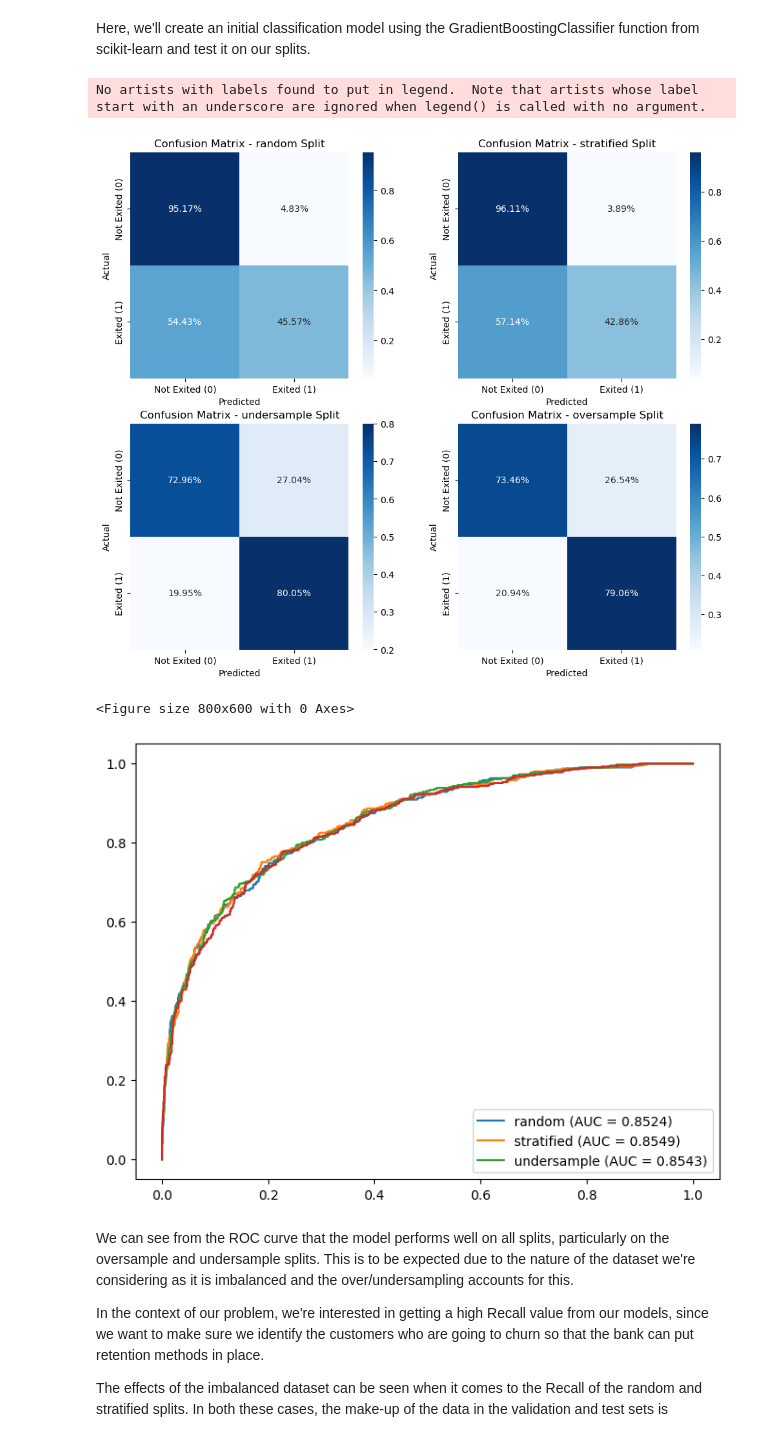
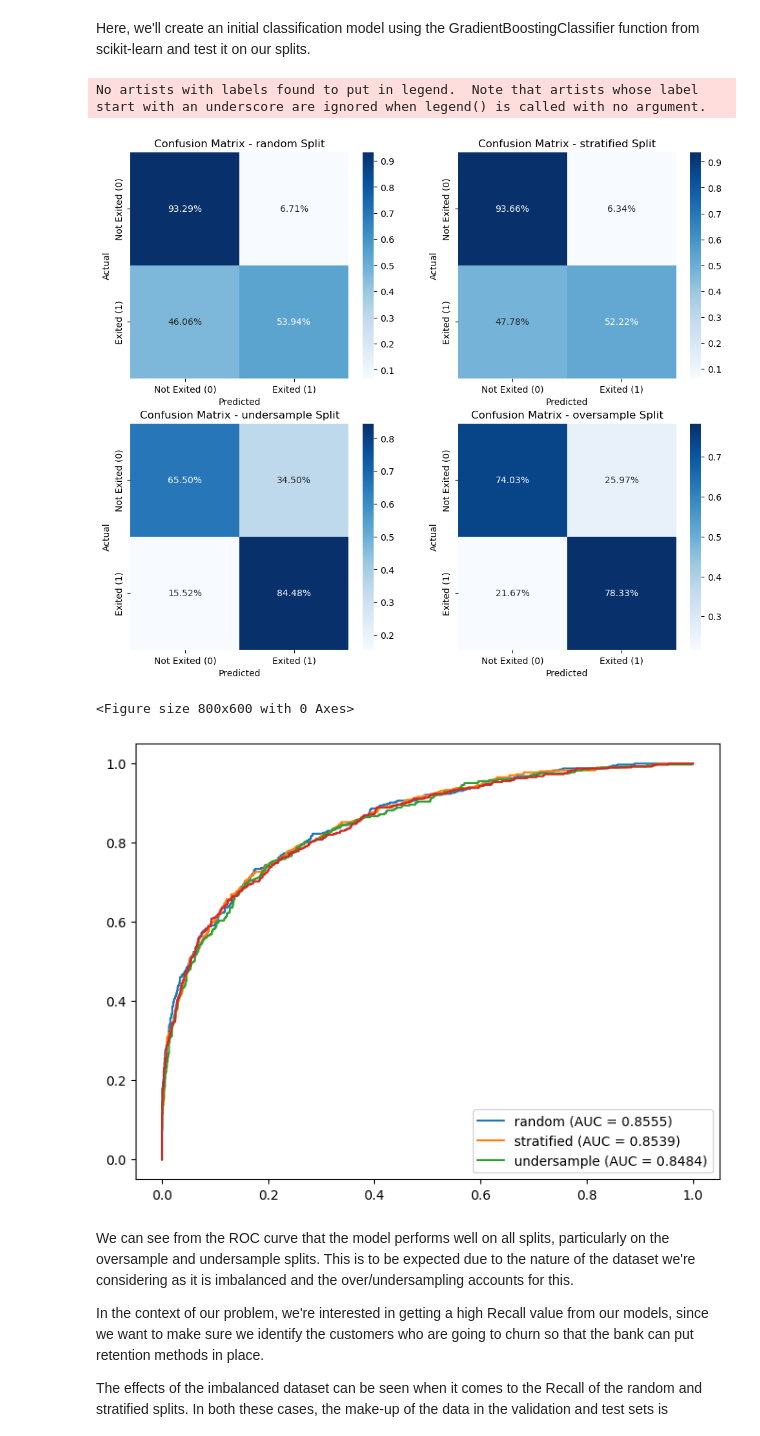
Before and after one commit to djjjones6/Group_Assessment_1, a Jupyter notebook: DaveJ/Gradient Boosting.ipynb, the cells around one changed output. Drawn from its saved outputs; the diff is of its cells as text; code cells hidden in the pictures.

```diff
--- a/DaveJ/Gradient Boosting.ipynb
+++ b/DaveJ/Gradient Boosting.ipynb
@@ -50,12 +50,12 @@ Here, we'll create an initial classification model using the GradientBoostingCla
 # %%
 #We now need to create our Gradient Boosting Classification model
 
-gb_model = GradientBoostingClassifier(n_estimators=100, learning_rate=0.1, max_features=2, max_depth=2, random_state=0)
+model = GradientBoostingClassifier(random_state=0)
 
 #Create somewhere to store the performance metrics
 performance ={}
 
-def evaluating_performance_diff_splits(model=gb_model,split_data=split_data,performance_matrix=performance):
+def evaluating_performance_diff_splits(model=model,split_data=split_data,performance_matrix=performance):
 
     #Creating 2x2 grid for confusion matrices
     fig, axes = plt.subplots(2, 2, figsize=(12, 10))
@@ -71,14 +71,14 @@ def evaluating_performance_diff_splits(model=gb_model,split_data=split_data,perf
         X_train, X_val, y_train, y_val =split_data[split]
 
         #Train model
-        gb_model.fit(X_train, y_train)
+        model.fit(X_train, y_train)
 
         #Predict on validation set
-        y_val_pred = gb_model.predict(X_val)
+        y_val_pred = model.predict(X_val)
         val_accuracy = accuracy_score(y_val, y_val_pred)
 
         #Predict on unseen test set
-        y_test_pred = gb_model.predict(X_test_raw)
+        y_test_pred = model.predict(X_test_raw)
         test_accuracy = accuracy_score(y_test_raw, y_test_pred)
 
         #Get general classification report
@@ -104,37 +104,37 @@ def evaluating_performance_diff_splits(model=gb_model,split_data=split_data,perf
         axes[idx].set_ylabel('Actual')
         axes[idx].set_xlabel('Predicted')
 
 
         #Plot ROC curve on the same figure for all splits
-        y_test_pred_prob = gb_model.predict_proba(X_test_raw)[:, 1]
+        y_test_pred_prob = model.predict_proba(X_test_raw)[:, 1]
         fpr, tpr, _ = roc_curve(y_test_raw, y_test_pred_prob)
         roc_auc = roc_auc_score(y_test_raw, y_test_pred_prob)
         plt.legend(loc="lower right")
         plt.plot(fpr, tpr, label=f'{split} (AUC = {roc_auc:.4f})')
 
 
         #Define performance metrics
         performance[split] = {
             'val_accuracy': val_accuracy,
             'test_accuracy': test_accuracy,
             'test_precision_1': precision,
             'test_recall_1': recall,
             'test_f1_score_1': f1_score,
             'false_positives': fp,
             'false_negatives': fn,
             'balanced_accuracy': balanced_acc
         }
 
     #Show the plots
     plt.show()
     return performance_matrix
 
-performance = evaluating_performance_diff_splits(model=gb_model,split_data=split_data,performance_matrix=performance)
+performance = evaluating_performance_diff_splits(model=model,split_data=split_data,performance_matrix=performance)
 # %% [output]
 No artists with labels found to put in legend.  Note that artists whose label start with an underscore are ignored when legend() is called with no argument.
-[figure, old version]
+[figure, new version]
 <Figure size 800x600 with 0 Axes>
-[figure, old version]
+[figure, new version]
 # %% [markdown]
 We can see from the ROC curve that the model performs well on all splits, particularly on the oversample and undersample splits. This is to be expected due to the nature of the dataset we're considering as it is imbalanced and the over/undersampling accounts for this.
 
```
Also changed, not shown: parts of 3 cells of this notebook.
